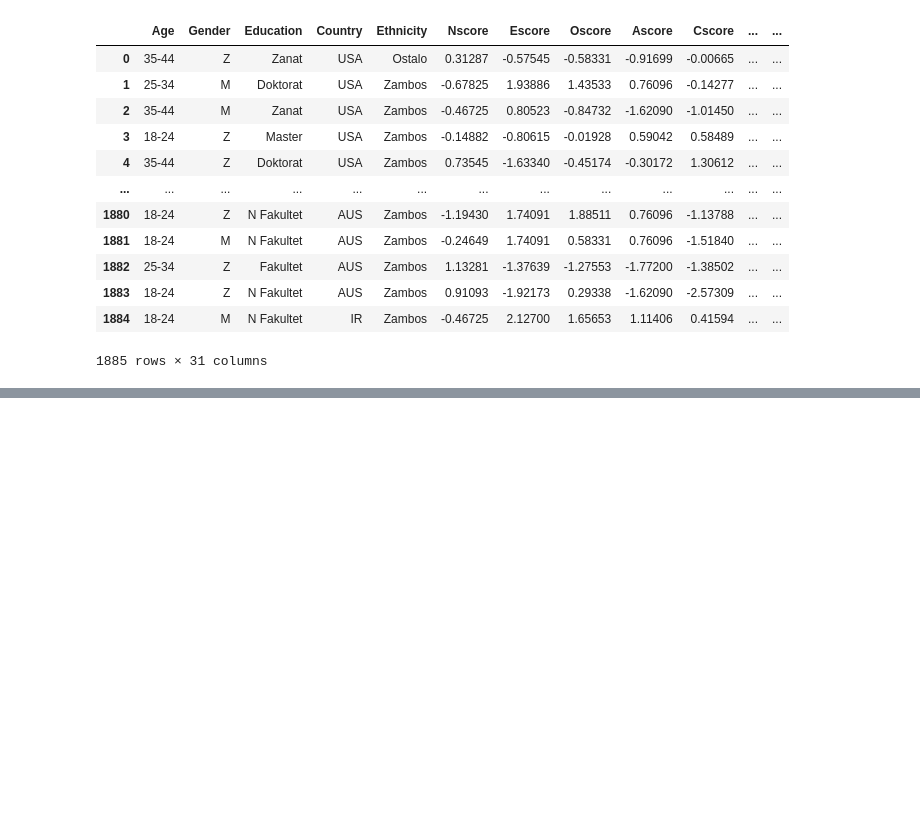
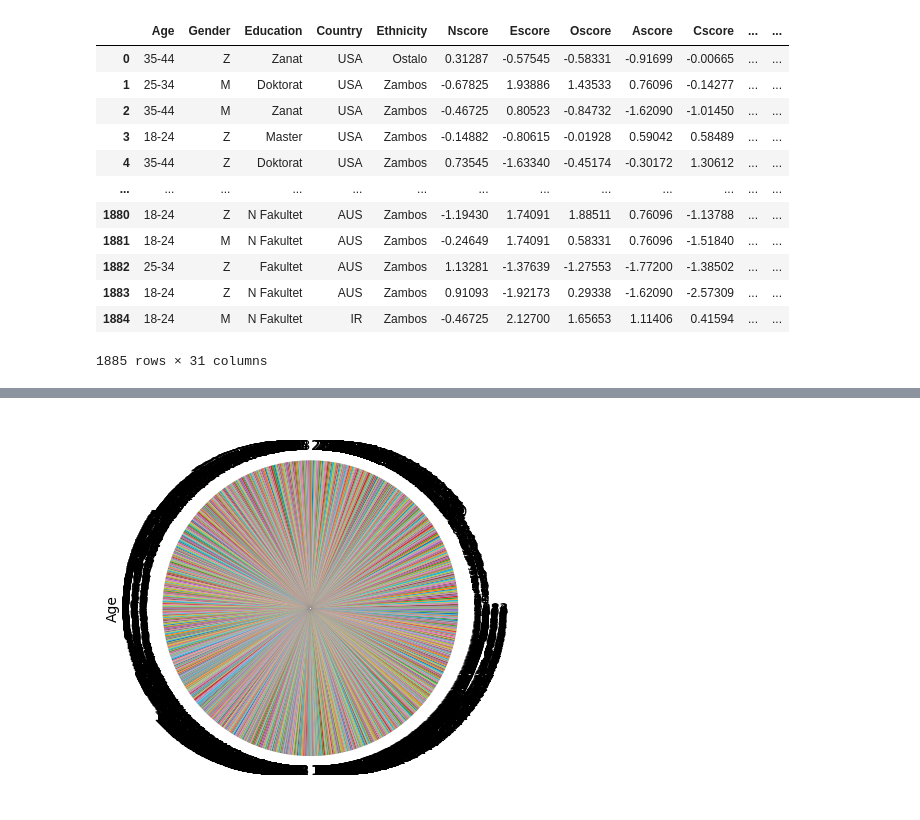
Before and after one commit to MATF-istrazivanje-podataka-1/2023_Data_Mining_Drugs_consumption_Dataset, a Jupyter notebook: Drug consumption.ipynb, the cells around one changed output, grey strips where cells are left out. Saved outputs shown, nothing was run; the diff lists cells and outputs as text; code cells hidden in the pictures; blank space fills up the shorter version.

```diff
--- a/Drug consumption.ipynb
+++ b/Drug consumption.ipynb
@@ -191,0 +264,4 @@ _ = pd.DataFrame.hist(podaci, column = podaci_opisno.columns[:5], grid = True, f
+# %%
+pieplot = skalirani_podaci['Age'].plot.pie()
+# %% [output]
+[figure, added]
```
Also changed, not shown: parts of 9 cells of this notebook.
